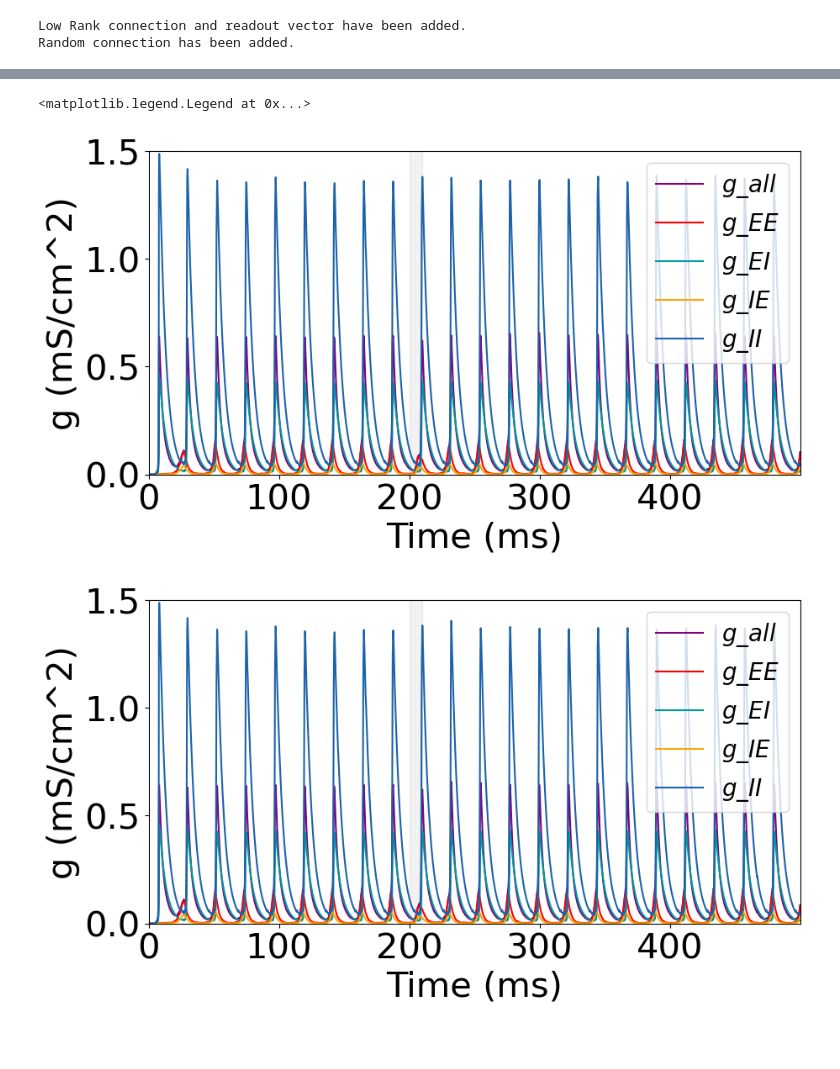
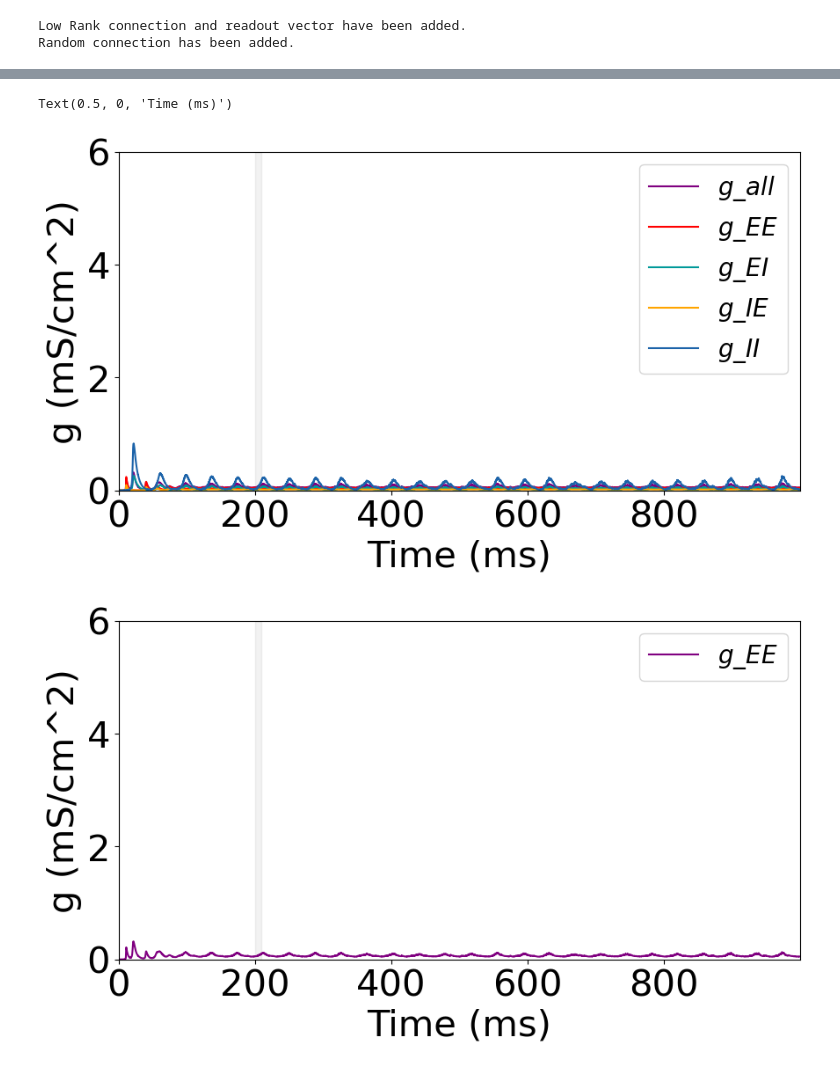
Before and after one commit to LiBinUtokyo/LowRank_ModifiedTheta_SNN, a Jupyter notebook: PYTHON/main_pytorch_lowrank_exc.ipynb, the cells around one changed output, grey strips where cells are left out. Drawn from its saved outputs; the diff is of its cells as text; code cells hidden in the pictures; blank space fills up the shorter version.

```diff
--- a/PYTHON/main_pytorch_lowrank_exc.ipynb
+++ b/PYTHON/main_pytorch_lowrank_exc.ipynb
@@ -108,8 +109,8 @@ while i<100:
     if i == 100:
         m = None
         n = None
+        i = 0
         print('did not find the suitable m, n, Sti_nogo')
-        break
 
 m[N_E:] = 0
 n[N_E:] = 0
@@ -117,12 +118,29 @@ Sti_nogo[N_E:] = 0
 Sti_go = n.clone()
 W_out = m.clone()
 
-# W_rank1 = factor_mn*(torch.ger(m.squeeze(), n.squeeze()))/N
-# W_rank1 = factor_mn*(torch.ger(m.squeeze(), n.squeeze()))
-# W_rank1 = factor_mn*torch.abs(torch.ger(m.squeeze(), n.squeeze()))
+
 W_rank1 = factor_mn*torch.ger(m.squeeze(), n.squeeze())
 conn_rand = Generate_RandomMatrix(N_E, N_I, P_EE, P_EI, P_IE, P_II, W_rank1, sigma = si_rand)
+def Generate_RandomMatrix_average(N_E, N_I, P_EE, P_EI, P_IE, P_II, W_rank1, sigma = None):
+    W = torch.zeros(N_E+N_I,N_E+N_I)
+    W[:N_E,:N_E] = P_EE
+    W[:N_E,N_E:] = P_EI
+    W[N_E:,:N_E] = P_IE
+    W[N_E:,N_E:] = P_II
+    return W
+
+# make it all average and delete the low rank connection
+conn_rand = Generate_RandomMatrix_average(N_E, N_I, P_EE, P_EI, P_IE, P_II, W_rank1, sigma = si_rand)
+W_rank1 = torch.zeros_like(W_rank1)
+
+
 # W_rank1 = torch.abs(W_rank1)
 Sti_go = n.clone()
 # show_conn(N,N_E, N_I, P_EE, P_EI, P_IE, P_II,W_rank1,RS,W_random=conn_rand)
+
+# # delete the connection between E and I
+# W_rank1[:N_E,N_E:] = 0
+# W_rank1[N_E:,:N_E] = 0
+# conn_rand[:N_E,N_E:] = 0
+# conn_rand[N_E:,:N_E] = 0
 # %% [output]
@@ -265,20 +307,34 @@ Draw_Output(ax,nogo_signal**2,'Output_{Nogo}',dt,Input_nogo,color_data=color_Nog
 # %%
 
 # Monitor the Average Conductance
 # Average of summary of synaptic conductance from a group of neurons to a single neuron
 tag = ['g\_all','g\_EE','g\_EI','g\_IE','g\_II']
 colors = ['#800080','#FF0000','#009999','#FFA500','#1C63A9']
-y_lim = [0,1.5]
+# y_lim = [0,1.5]
+y_lim = [0,6]
 fig, ax = plt.subplots(figsize=(10,5))
 # Draw_Conductance(ax,g_go,colors,tag,dt,Input_go,ylim=y_lim,title="Synaptic Conductance for Go")
 Draw_Conductance(ax,g_go,colors,tag,dt,Input_go,ylim=y_lim)
 ax.legend(loc = 1, prop={'size':20})
 ax.set_xlabel('Time (ms)')
+# fig, ax = plt.subplots(figsize=(10,5))
+# # Draw_Conductance(ax,g_nogo,colors,tag,dt,Input_nogo,ylim=y_lim,title="Synaptic Conductance for NoGo")
+# Draw_Conductance(ax,g_nogo,colors,tag,dt,Input_nogo,ylim=y_lim)
+# ax.legend(loc = 1, prop={'size':20})
+
+
 fig, ax = plt.subplots(figsize=(10,5))
-# Draw_Conductance(ax,g_nogo,colors,tag,dt,Input_nogo,ylim=y_lim,title="Synaptic Conductance for NoGo")
-Draw_Conductance(ax,g_nogo,colors,tag,dt,Input_nogo,ylim=y_lim)
+# Draw_Conductance(ax,g_go,colors,tag,dt,Input_go,ylim=y_lim,title="Synaptic Conductance for Go")
+Draw_Conductance(ax,g_go[0],'#800080','g\_EE',dt,Input_go,ylim=y_lim)
 ax.legend(loc = 1, prop={'size':20})
+ax.set_xlabel('Time (ms)')
+
+fig, ax = plt.subplots(figsize=(10,5))
+# Draw_Conductance(ax,g_go,colors,tag,dt,Input_go,ylim=y_lim,title="Synaptic Conductance for Go")
+Draw_Conductance(ax,g_go[-1],'#1C63A9','g\_II',dt,Input_go,ylim=y_lim)
+ax.legend(loc = 1, prop={'size':20})
+ax.set_xlabel('Time (ms)')
 # %% [output]
-<matplotlib.legend.Legend at 0x...>
+Text(0.5, 0, 'Time (ms)')
-[figure, old version]
+[figure, new version]
-[figure, old version]
+[figure, new version]
```
Also changed, not shown: parts of 24 cells of this notebook, 4 other files.
